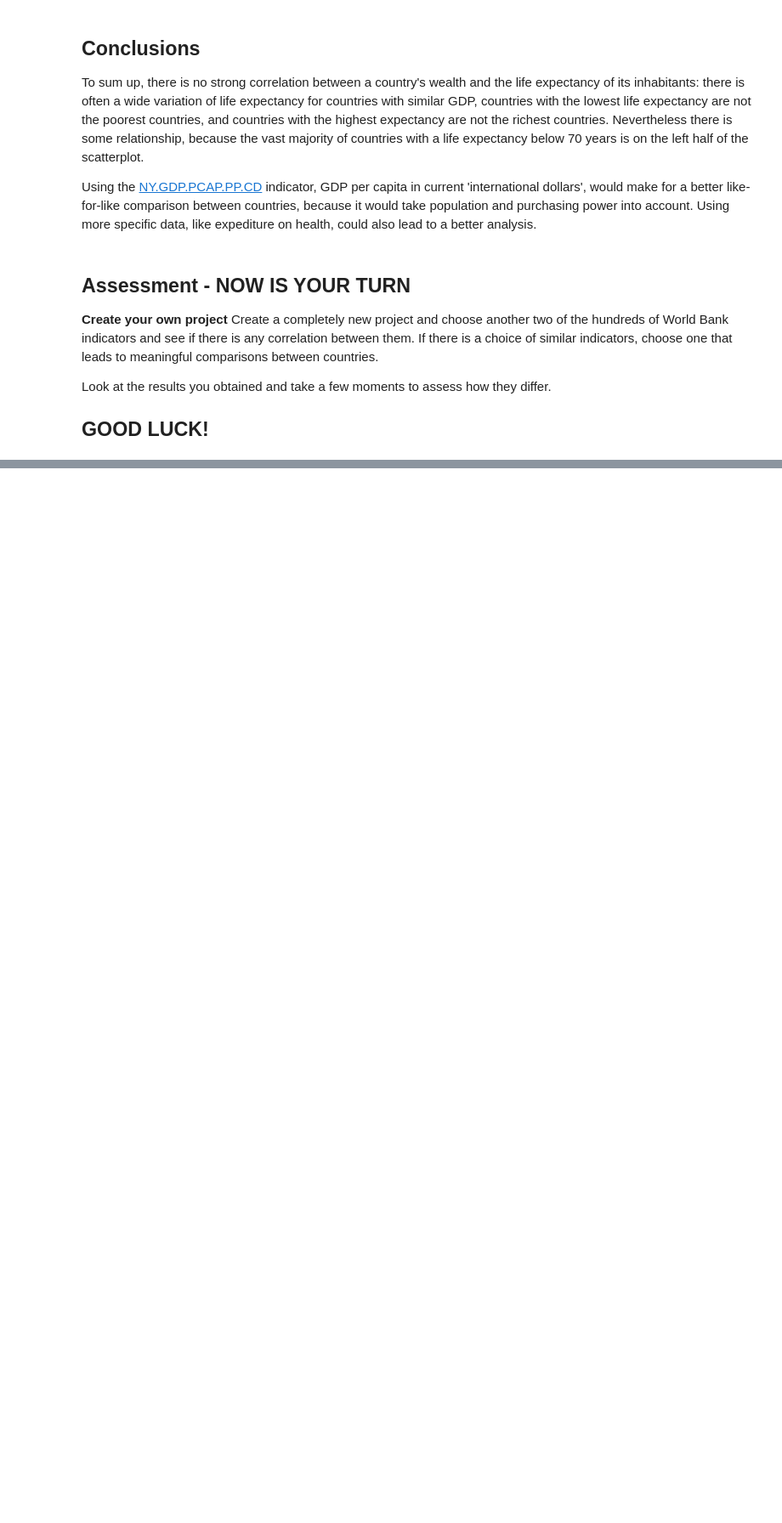
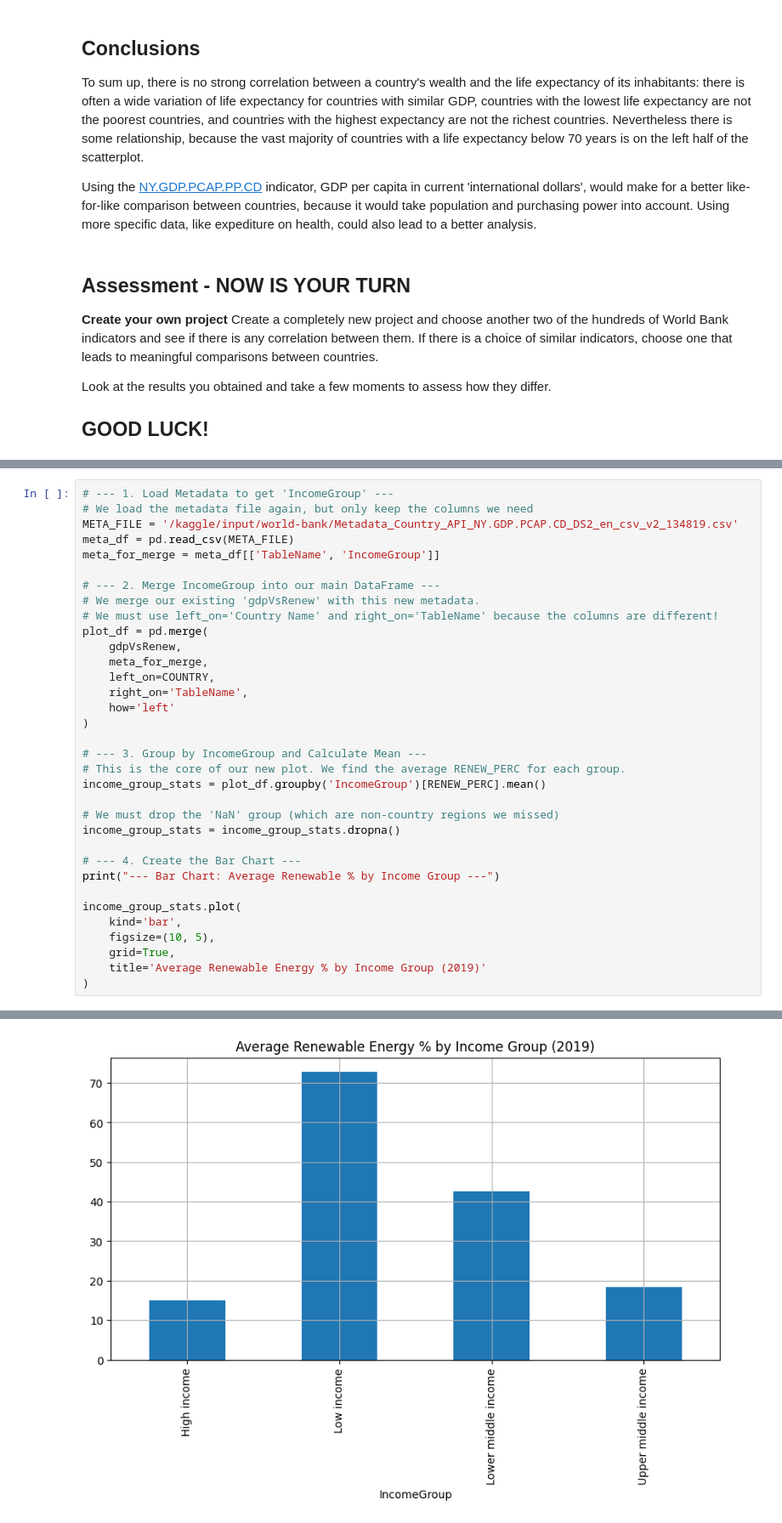
Before and after one commit to visionbyangelic/DATARAFLOW, a Jupyter notebook: dataraflow-week-8-advanced-data-analysis-pandas-2.ipynb, the cells around one changed output, grey strips where cells are left out. Shown: that part at 85% size. Saved outputs shown, nothing was run; the diff lists cells and outputs as text; blank space fills up the shorter version.

Commit message:
Kaggle Notebook | week8 | Version 8

```diff
--- a/dataraflow-week-8-advanced-data-analysis-pandas-2.ipynb
+++ b/dataraflow-week-8-advanced-data-analysis-pandas-2.ipynb
@@ -1081,0 +1519,35 @@ Look at the results you obtained and take a few moments to assess how they diffe
+# %%
+# --- 1. Load Metadata to get 'IncomeGroup' ---
+# We load the metadata file again, but only keep the columns we need
+META_FILE = '/kaggle/input/world-bank/Metadata_Country_API_NY.GDP.PCAP.CD_DS2_en_csv_v2_134819.csv'
+meta_df = pd.read_csv(META_FILE)
+meta_for_merge = meta_df[['TableName', 'IncomeGroup']]
+
+# --- 2. Merge IncomeGroup into our main DataFrame ---
+# We merge our existing 'gdpVsRenew' with this new metadata.
+# We must use left_on='Country Name' and right_on='TableName' because the columns are different!
+plot_df = pd.merge(
+    gdpVsRenew,
+    meta_for_merge,
+    left_on=COUNTRY,
+    right_on='TableName',
+    how='left'
+)
+
+# --- 3. Group by IncomeGroup and Calculate Mean ---
+# This is the core of our new plot. We find the average RENEW_PERC for each group.
+income_group_stats = plot_df.groupby('IncomeGroup')[RENEW_PERC].mean()
+
+# We must drop the 'NaN' group (which are non-country regions we missed)
+income_group_stats = income_group_stats.dropna()
+
+# --- 4. Create the Bar Chart ---
+print("--- Bar Chart: Average Renewable % by Income Group ---")
+
+income_group_stats.plot(
+    kind='bar',
+    figsize=(10, 5),
+    grid=True,
+    title='Average Renewable Energy % by Income Group (2019)'
+)
+# %% [output]
@@ -1081,0 +1556 @@ Look at the results you obtained and take a few moments to assess how they diffe
+[figure, added]
```
Also changed, not shown: parts of 25 cells of this notebook.
